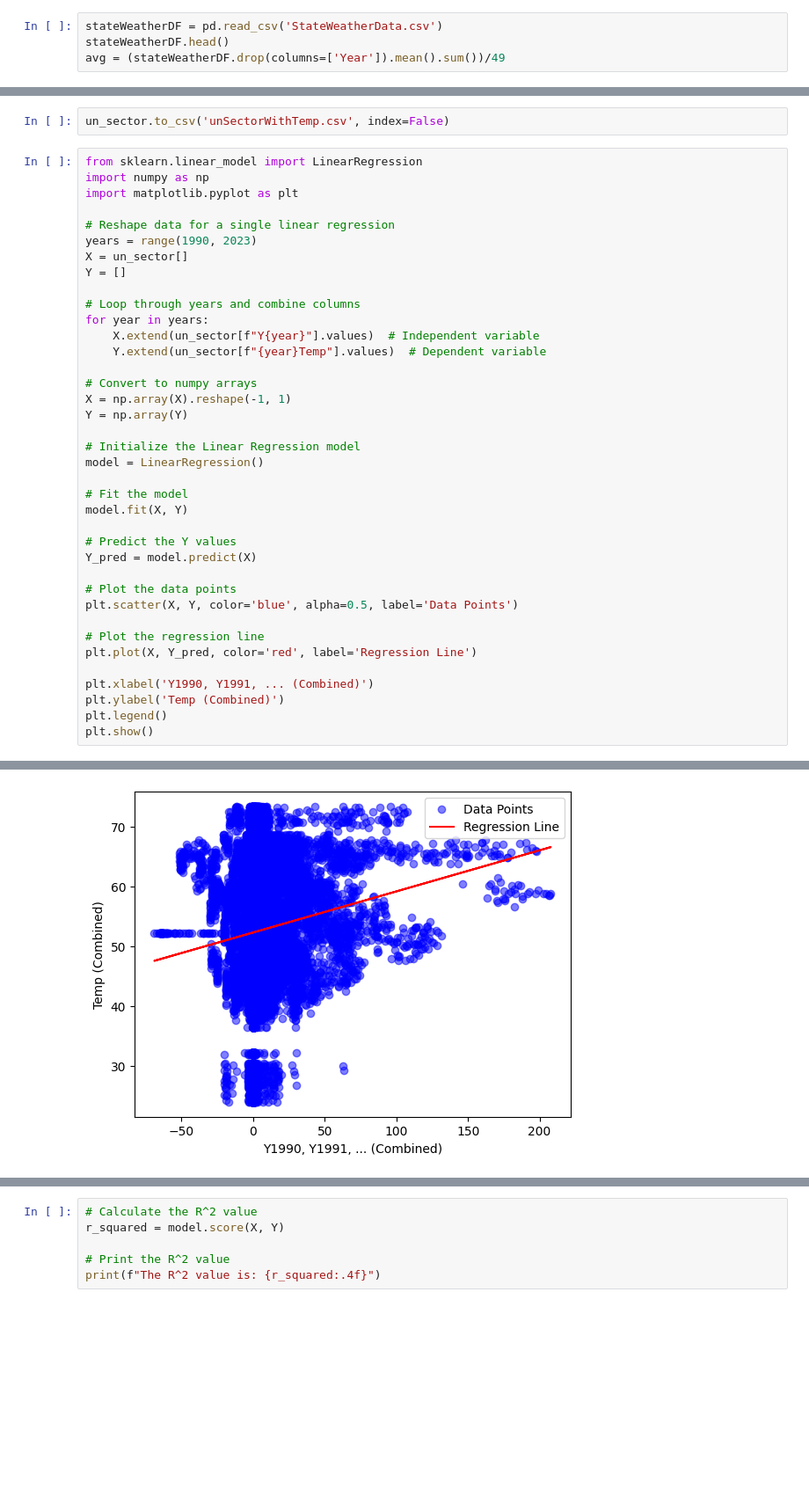
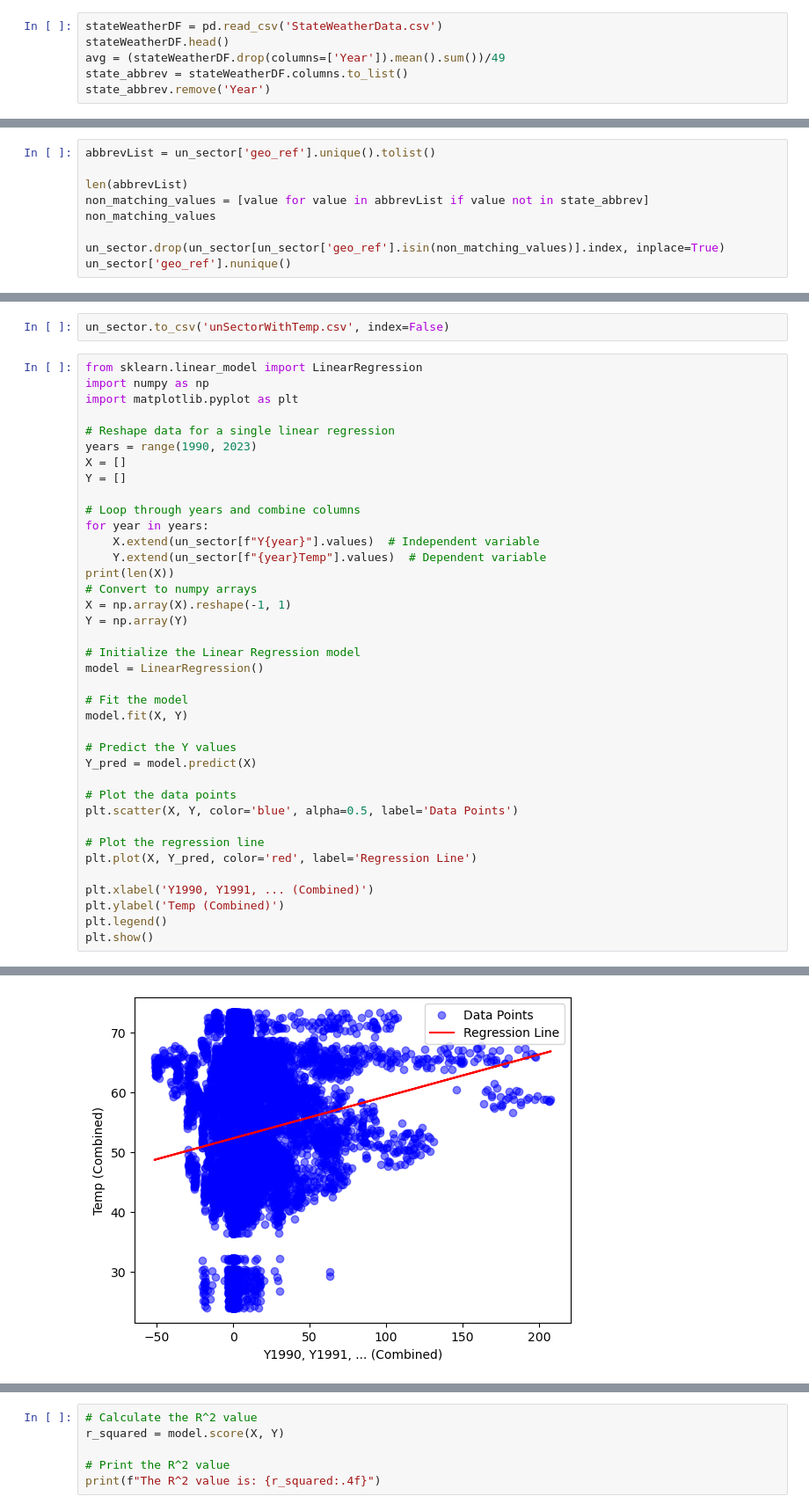
Before and after one commit to matthewchan02/Python_Proj, a Jupyter notebook: state_emission.ipynb, the cells around one changed output, grey strips where cells are left out. Shown at 88% size. Cells and saved outputs as stored; diff of their text form; blank space fills up the shorter version.

```diff
--- a/state_emission.ipynb
+++ b/state_emission.ipynb
@@ -189,6 +191,8 @@ array(['AK', 'AL', 'AR', 'AS', 'AZ', 'CA', 'CO', 'CT', 'DC', 'DE', 'FL',
 stateWeatherDF = pd.read_csv('StateWeatherData.csv')
 stateWeatherDF.head()
 avg = (stateWeatherDF.drop(columns=['Year']).mean().sum())/49
+state_abbrev = stateWeatherDF.columns.to_list()
+state_abbrev.remove('Year')
 # %% [output]
 |  | Year | AL | AK | AZ | AR | CA | CO | CT | DE | FL | ... | ... |
 | 0 | 1990 | 64.9 | 25.4 | 59.7 | 61.8 | 58.0 | 45.6 | 51.1 | 57.2 | 72.5 | ... | ... |
@@ -215,0 +204,9 @@ Name: geo_ref, Length: 28448, dtype: object
+# %%
+abbrevList = un_sector['geo_ref'].unique().tolist()
+
+len(abbrevList)
+non_matching_values = [value for value in abbrevList if value not in state_abbrev]
+non_matching_values
+
+un_sector.drop(un_sector[un_sector['geo_ref'].isin(non_matching_values)].index, inplace=True)
+un_sector['geo_ref'].nunique()
@@ -262,14 +263,14 @@ import matplotlib.pyplot as plt
 
 # Reshape data for a single linear regression
 years = range(1990, 2023)
-X = un_sector[]
+X = []
 Y = []
 
 # Loop through years and combine columns
 for year in years:
     X.extend(un_sector[f"Y{year}"].values)  # Independent variable
     Y.extend(un_sector[f"{year}Temp"].values)  # Dependent variable
-
+print(len(X))
 # Convert to numpy arrays
 X = np.array(X).reshape(-1, 1)
 Y = np.array(Y)
@@ -303,4 +305,4 @@ Text(0, 0.5, 'Temp (Combined)')
-[figure, old version]
+[figure, new version]
 # %%
 # Get the slope (m) and intercept (b)
 m = model.coef_[0]  # Since it's a simple regression, there's only one coefficient
```
Also changed, not shown: parts of 12 cells of this notebook.
